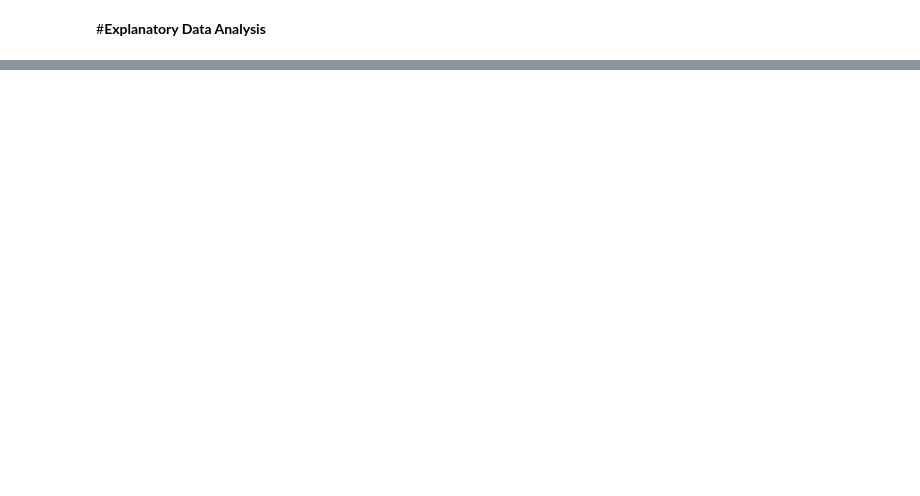
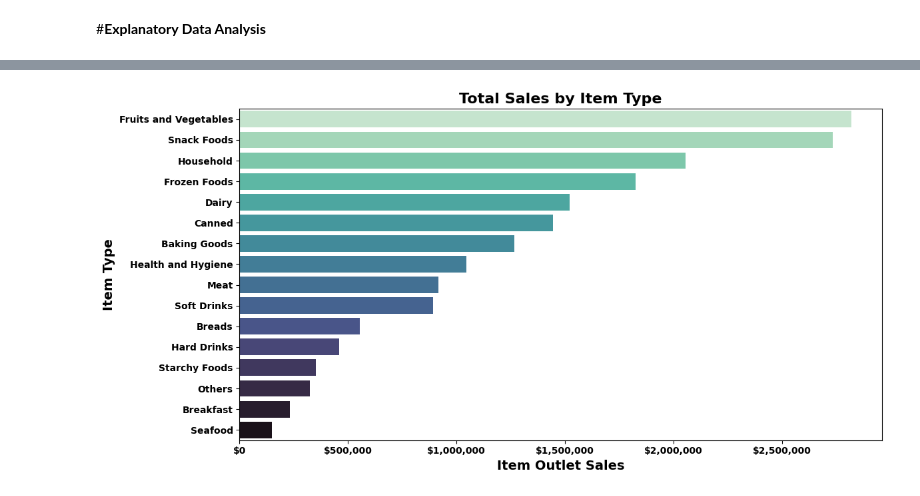
Before and after one commit to Mhoover41/Prediction-of-Product-Sales, a Jupyter notebook: Prediction_of_Product_Sales_Project_Melissa_Hoover.ipynb, the cells around one changed output, grey strips where cells are left out. Drawn from its saved outputs; the diff is of its cells as text; code cells hidden in the pictures; blank space fills up the shorter version.

```diff
--- a/Prediction_of_Product_Sales_Project_Melissa_Hoover.ipynb
+++ b/Prediction_of_Product_Sales_Project_Melissa_Hoover.ipynb
@@ -955,0 +1010,21 @@ It appears Item MRP has the highest correlation to Item Outlet Sales.
+# %%
+# Set Color palette
+colors = sns.color_palette("mako_r", n_colors=len(df_sorted))
+
+df_sorted = df.groupby('Item_Type')['Item_Outlet_Sales'].sum().reset_index().sort_values('Item_Outlet_Sales', ascending=False)
+plt.figure(figsize=(12, 6))
+ax = sns.barplot(data=df_sorted,
+                 x='Item_Outlet_Sales',
+                 y='Item_Type',
+                 order=df_sorted['Item_Type'],
+                 palette=colors)
+ax.set_ylabel('Item Type', fontsize=14, weight='bold')
+ax.set_xlabel('Item Outlet Sales', fontsize=14, weight='bold')
+ax.set_title('Total Sales by Item Type', fontsize=16, weight='bold')
+plt.xticks(fontsize=10, weight='bold')
+plt.yticks(fontsize=10, weight='bold')
+price_fmt = StrMethodFormatter("${x:,.0f}")
+ax.xaxis.set_major_formatter(price_fmt)
+plt.tight_layout()
+# %% [output]
+[figure, added]
```
Also changed, not shown: parts of 21 cells of this notebook.
